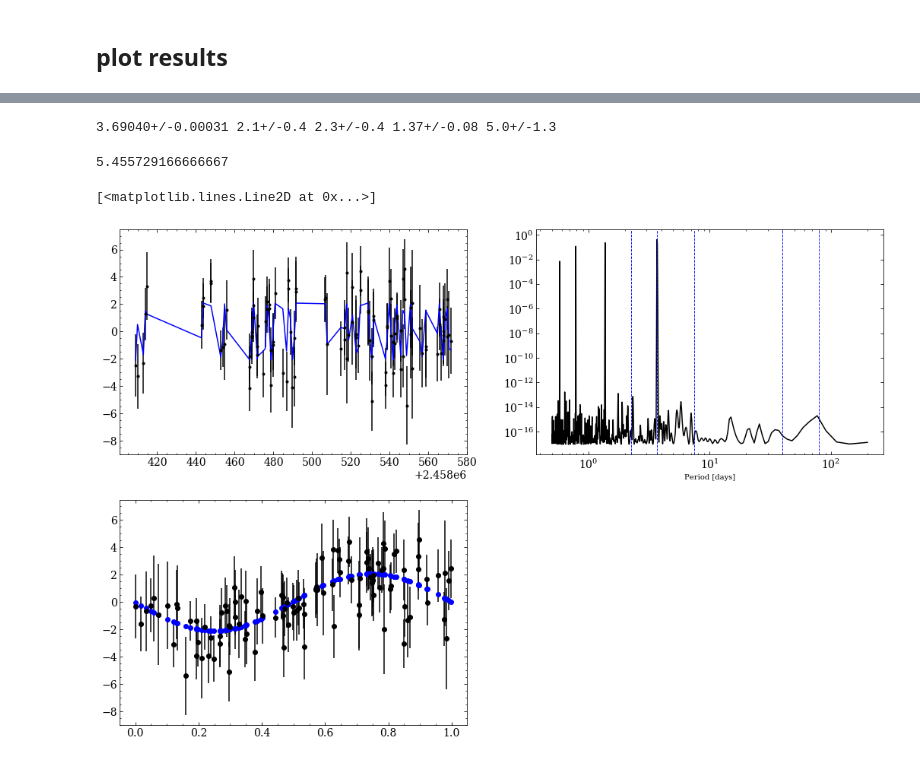
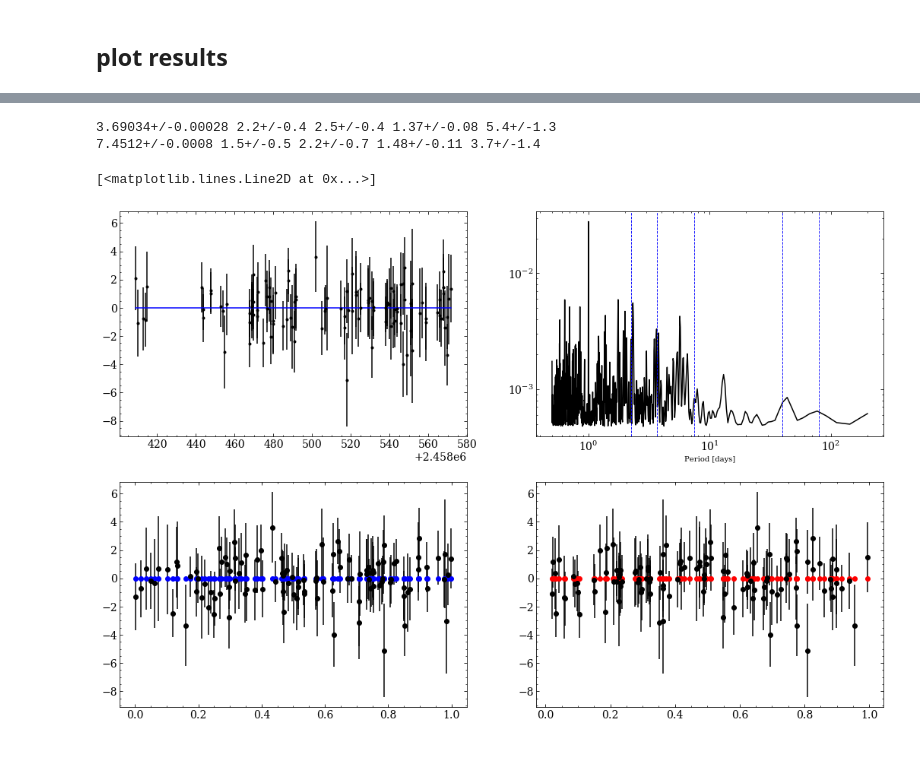
Before and after one commit to r-cloutier/toi175, a Jupyter notebook: toi175_untrained_2planets.ipynb, the cells around one changed output, grey strips where cells are left out. Saved outputs shown, nothing was run; the diff lists cells and outputs as text; code cells hidden in the pictures.

```diff
--- a/toi175_untrained_2planets.ipynb
+++ b/toi175_untrained_2planets.ipynb
@@ -168,6 +168,6 @@ initialize = np.append(initialize, [1e-2,1e-2])
 initialize = np.append(initialize, [1e-4,1e-4,1e-1,1e-2,1e-2])
 initialize = np.append(initialize, [1e-4,1e-4,1e-1,1e-2,1e-2])
 
-sampler, samples, results = run_emcee(theta, bjd,rv,erv, initialize, nwalkers=100, burnin=200, nsteps=400)
+sampler, samples, results = run_emcee(theta, bjd,rv,erv, initialize, nwalkers=300, burnin=200, nsteps=500)
 # %% [output]
 Running Burnin...
@@ -221,48 +221,62 @@ for i in range(samples.shape[1]):
 # %%
 # report planet parameters
 Ms, Rs = unp.uarray(0.3124, 0.0032), unp.uarray(0.3137, 0.0093)   # Cloutier 2018
+
 P1 = unp.uarray(results[0,6], results[1:,6].mean())
 K1 = unp.uarray(results[0,8], results[1:,8].mean())
+P2 = unp.uarray(results[0,11], results[1:,11].mean())
+K2 = unp.uarray(results[0,13], results[1:,13].mean())
+
 mp1 = rvs.RV_mp(P1, Ms, K1)
+mp2 = rvs.RV_mp(P2, Ms, K2)
+
 rpRs1 = unp.uarray(0.040, 2e-3)  # Kostov
+rpRs2 = unp.uarray(0.0431, 3e-3)  # Kostov
+
 rp1 = rvs.m2Rearth(rvs.Rsun2m(Rs*rpRs1))
+rp2 = rvs.m2Rearth(rvs.Rsun2m(Rs*rpRs2))
 rho1 = 5.55 * mp1 / rp1**3
+rho2 = 5.55 * mp2 / rp2**3
+
 print P1, K1, mp1, rp1, rho1
+print P2, K2, mp2, rp2, rho2
 # %% [output]
-3.69040+/-0.00031 2.1+/-0.4 2.3+/-0.4 1.37+/-0.08 5.0+/-1.3
+3.69034+/-0.00028 2.2+/-0.4 2.5+/-0.4 1.37+/-0.08 5.4+/-1.3
+7.4512+/-0.0008 1.5+/-0.5 2.2+/-0.7 1.48+/-0.11 3.7+/-1.4
-# %%
-2.095/.384
-# %% [output]
-5.455729166666667
 # %%
 # plot phase-folded RVs
 theta = results[0]
-gp, mu, sig, V, kep2 = full_model(theta, bjd, rv, erv)
+gp, mu, sig, V, kep1, kep2 = full_model(theta, bjd, rv, erv)
 
-P2,T02,K2,h2,k2 = theta[-5:]
-phase2 = foldAt(bjd, P2, T02)
+phase1 = foldAt(bjd, unp.nominal_values(P1), results[0,7])
+phase2 = foldAt(bjd, unp.nominal_values(P2), results[0,12])
+
 xarr = bjd
-yarr = rv-V-mu
-marr = kep2
+yarr = rv-V-mu-kep1-kep2
+marr = kep2*0
 
 plt.figure(figsize=(18,12))
 plt.subplot(221)
 s = np.argsort(xarr)
 plt.errorbar(xarr, yarr, erv, fmt='k.', capsize=0)
 plt.plot(xarr[s], marr[s], 'b-')
 
 # periodogram
 per,prob = bgls(bjd, yarr, erv, plow=.5, phigh=200, n_steps=1e3)
 plt.subplot(222)
 plt.plot(per, prob, 'k-'), plt.xscale('log'), plt.yscale('log')
 for p in Ps:
     plt.axvline(p, ls='--', lw=.9)
 plt.xlabel('Period [days]')
 
 # phase-folded
 plt.subplot(223)
+plt.errorbar(phase1, yarr, erv, fmt='ko')
+plt.plot(phase1, marr, 'bo')
+
+plt.subplot(224)
 plt.errorbar(phase2, yarr, erv, fmt='ko')
-plt.plot(phase2, marr, 'bo')
+plt.plot(phase2, marr, 'ro')
 # %% [output]
 [<matplotlib.lines.Line2D at 0x...>]
-[figure, old version]
+[figure, new version]
```
Also changed, not shown: parts of 9 cells of this notebook, 7 other files.
